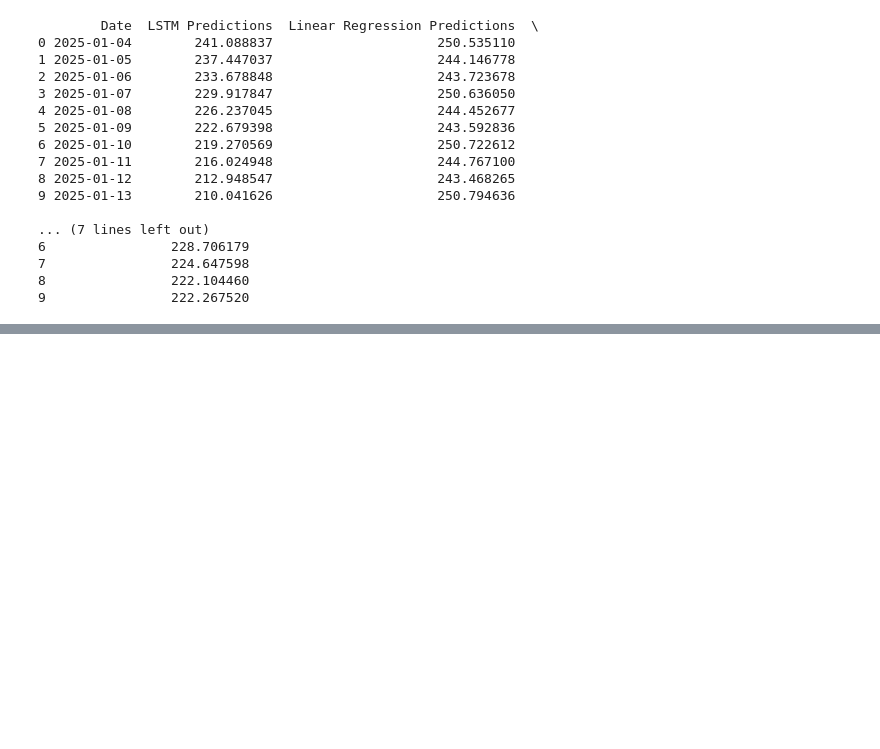
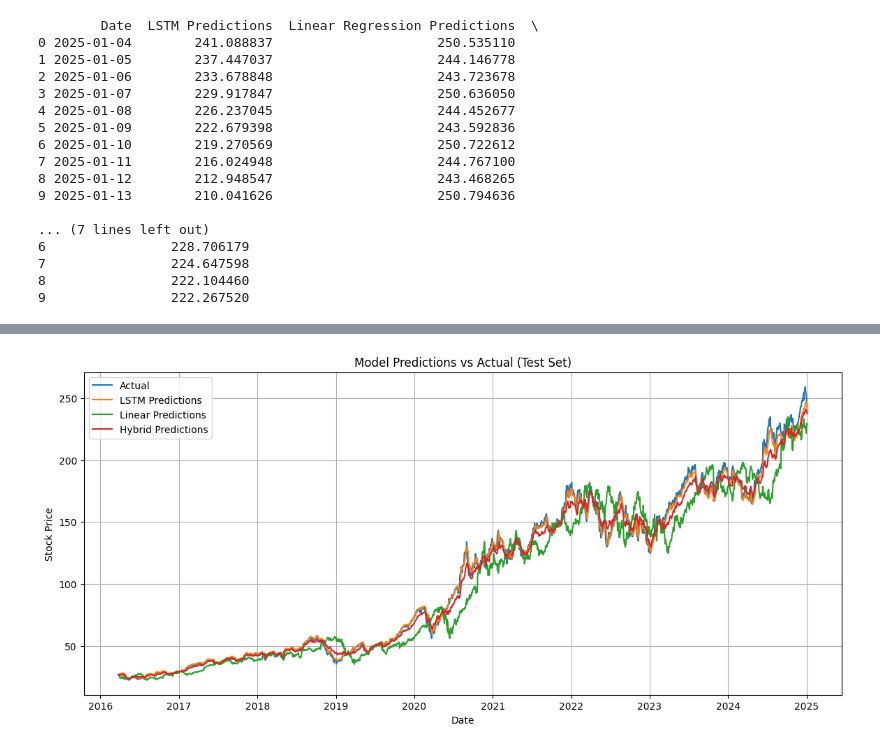
Before and after one commit to kaushik-gowda/Hybrid_ML_model, a Jupyter notebook: notebook/hybrid_model.ipynb, the cells around one changed output, grey strips where cells are left out. Saved outputs shown, nothing was run; the diff lists cells and outputs as text; code cells hidden in the pictures; blank space fills up the shorter version.

```diff
--- a/notebook/hybrid_model.ipynb
+++ b/notebook/hybrid_model.ipynb
@@ -203,0 +227,16 @@ print(predictions_df)
+# %%
+test_dates = data.index[-min_len:]
+
+plt.figure(figsize=(14, 6))
+plt.plot(test_dates, scaler.inverse_transform(y_test[-min_len:].reshape(-1, 1)), label='Actual')
+plt.plot(test_dates, lstm_predictions, label='LSTM Predictions')
+plt.plot(test_dates, lin_predictions, label='Linear Predictions')
+plt.plot(test_dates, hybrid_predictions, label='Hybrid Predictions')
+plt.title('Model Predictions vs Actual (Test Set)')
+plt.xlabel('Date')
+plt.ylabel('Stock Price')
+plt.legend()
+plt.grid()
+plt.show()
+# %% [output]
+[figure, added]
```
Also changed, not shown: parts of 5 cells of this notebook, 2 other files.
